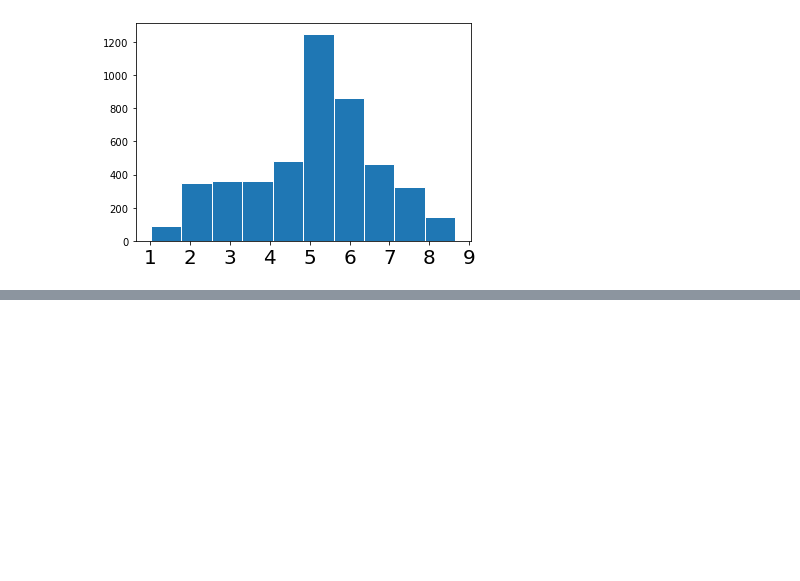
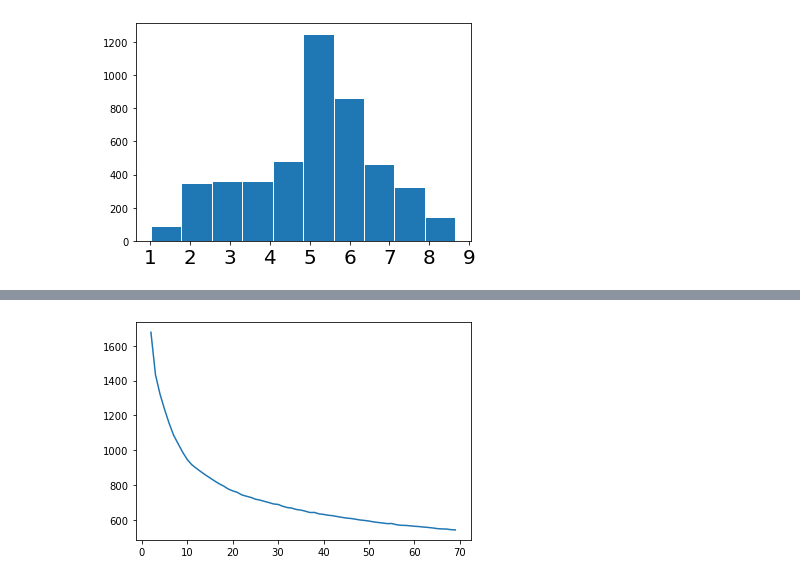
Before and after one commit to michelepapucci/data-mining-project, a Jupyter notebook: clustering.ipynb, the cells around one changed output, grey strips where cells are left out. Saved outputs shown, nothing was run; the diff lists cells and outputs as text; code cells hidden in the pictures; blank space fills up the shorter version.

```diff
--- a/clustering.ipynb
+++ b/clustering.ipynb
@@ -167,3 +170,17 @@ np.unique(kmeans.labels_, return_counts=True)
+# %%
+# kmeans
+sse_list = list()
+max_k = 70
+#plt.figure((12,6))
+for k in range(2,max_k):
+    kmeans = KMeans(init='k-means++', n_clusters=k, n_init=10, max_iter=100)
+    kmeans.fit(X_minmax)
+    sse = kmeans.inertia_
+    sse_list.append(sse)
+plt.plot(range(2,max_k), sse_list)
+plt.show()
+# %% [output]
+[figure, added]
 # %%
 print('SSE', kmeans.inertia_)
 print('Silhouette', silhouette_score(X_minmax, kmeans.labels_))
```
Also changed, not shown: parts of 27 cells of this notebook, 1 other file.
